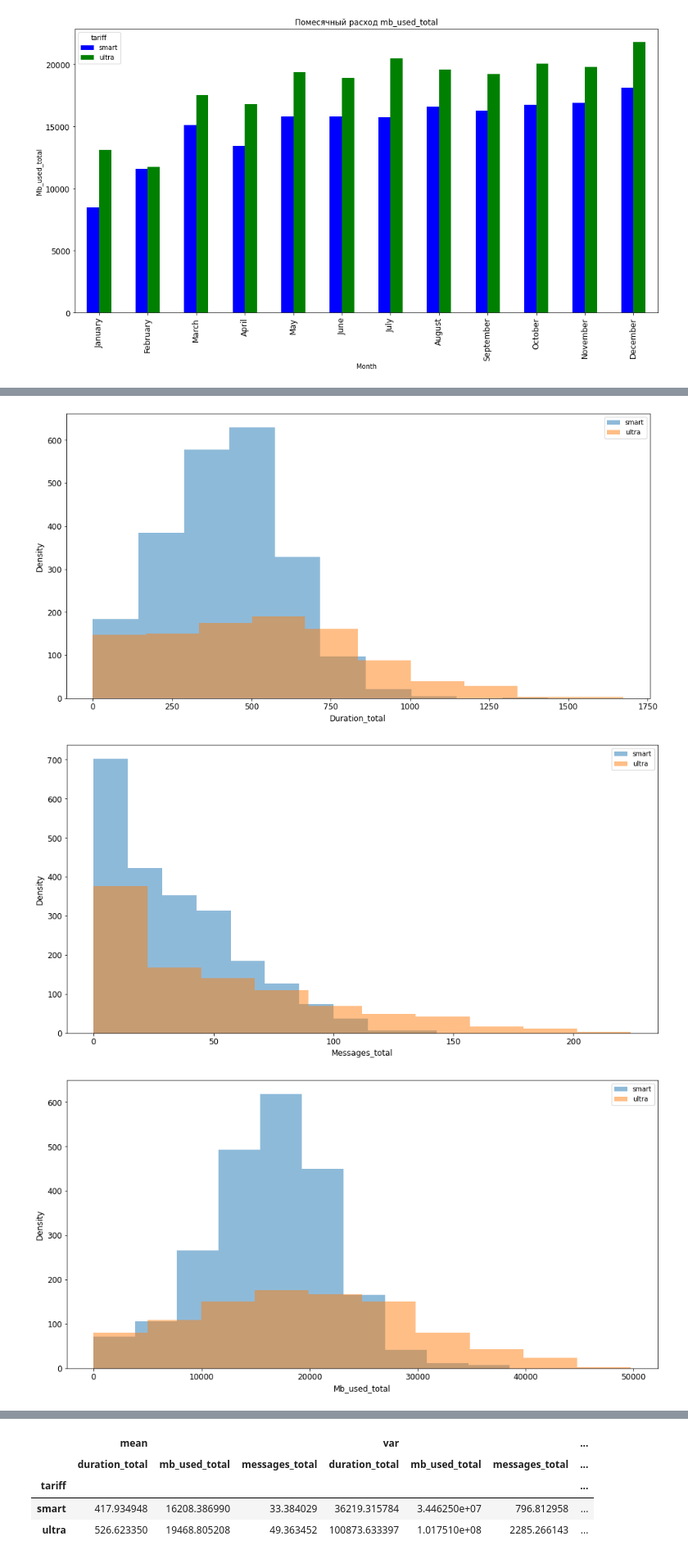
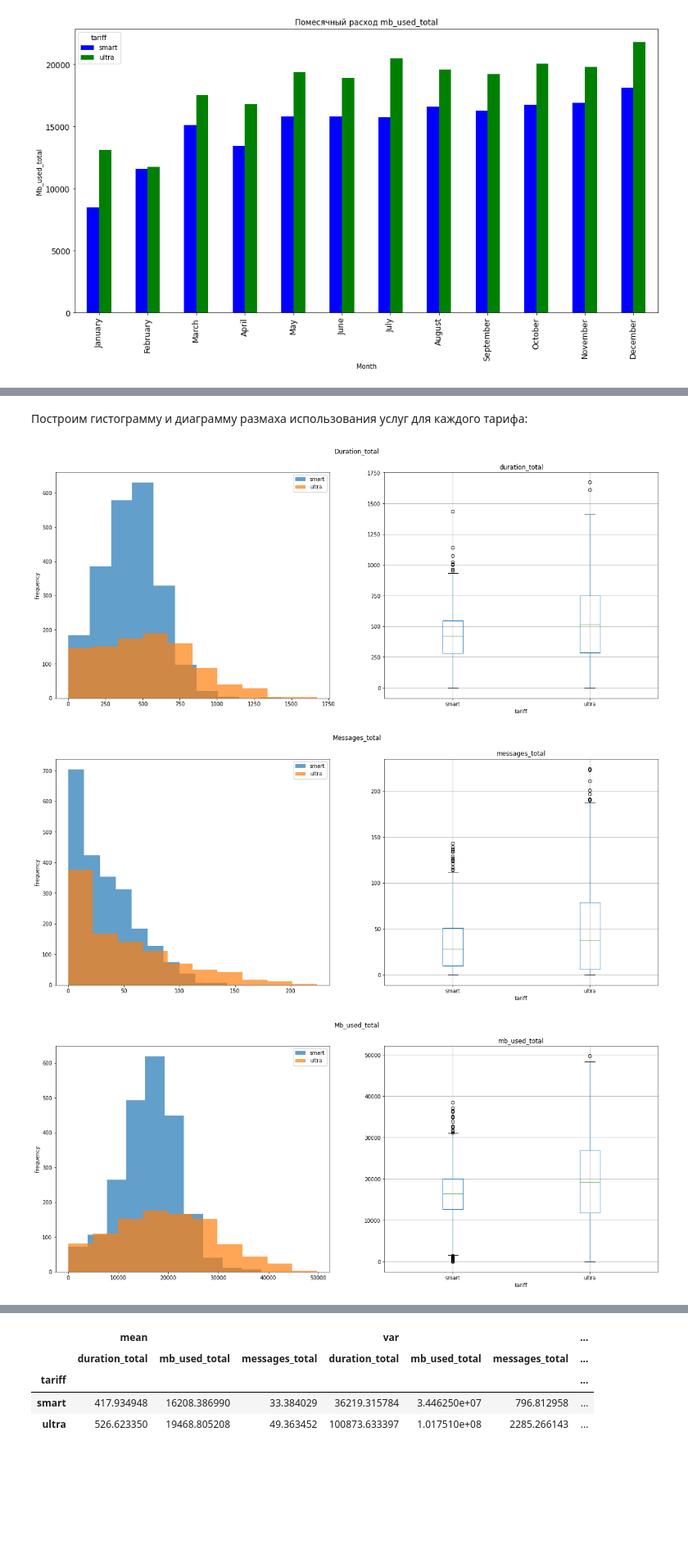
Before and after one commit to mariakyrychok/megaline, a Jupyter notebook: main.ipynb, the cells around one changed output, grey strips where cells are left out. Shown at 82% size. Cells and saved outputs as stored; diff of their text form; code cells hidden in the pictures; blank space fills up the shorter version.

```diff
--- a/main.ipynb
+++ b/main.ipynb
@@ -361,12 +364,15 @@ for col in cols:
+# %% [markdown]
+Построим гистограмму и диаграмму размаха использования услуг для каждого тарифа:
 # %%
 import matplotlib.pyplot as plt
 
 for col in cols:
-    data.groupby('tariff')[col].plot(kind='hist', figsize=(16, 8), legend=True, xlabel=col, fontsize=12, alpha=0.5)
-    plt.xlabel(col.capitalize(), fontsize=12)
-    plt.ylabel('Density', fontsize=12)
+    fig, (ax1, ax2) = plt.subplots(1, 2, figsize=(20,8))
+    data.groupby('tariff')[col].plot(kind='hist', legend=True, alpha=0.7, ax=ax1)
+    data.boxplot(column=col, by='tariff', ax=ax2)
+    fig.suptitle(col.capitalize())
     plt.show()
 # %% [output]
-[figure, old version]
+[figure, new version]
-[figure, old version]
+[figure, new version]
-[figure, old version]
+[figure, new version]
```
Also changed, not shown: parts of 10 cells of this notebook.
